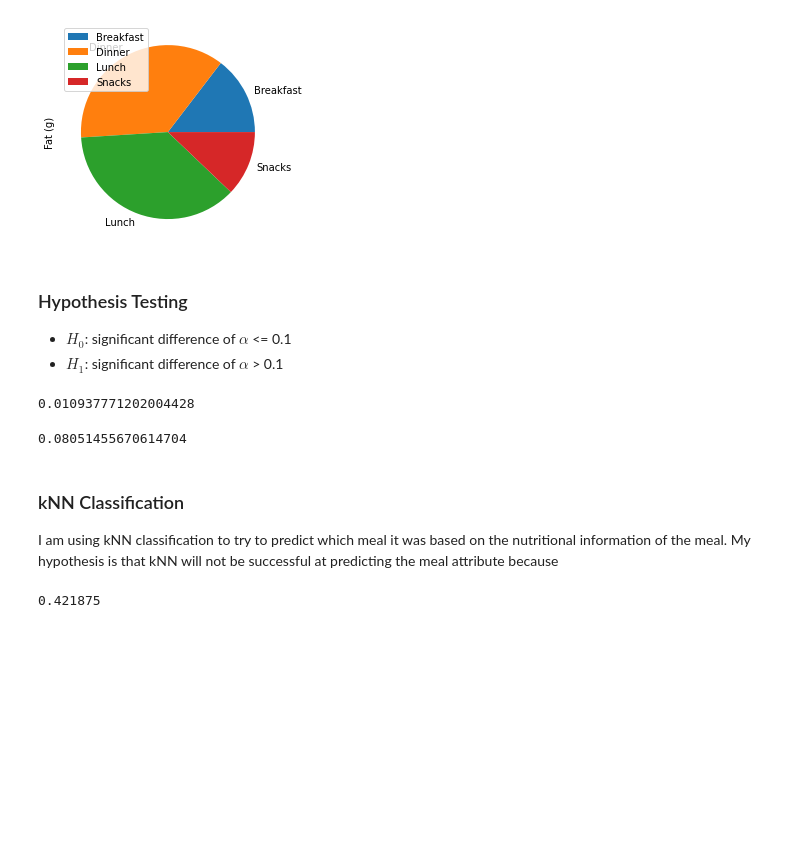
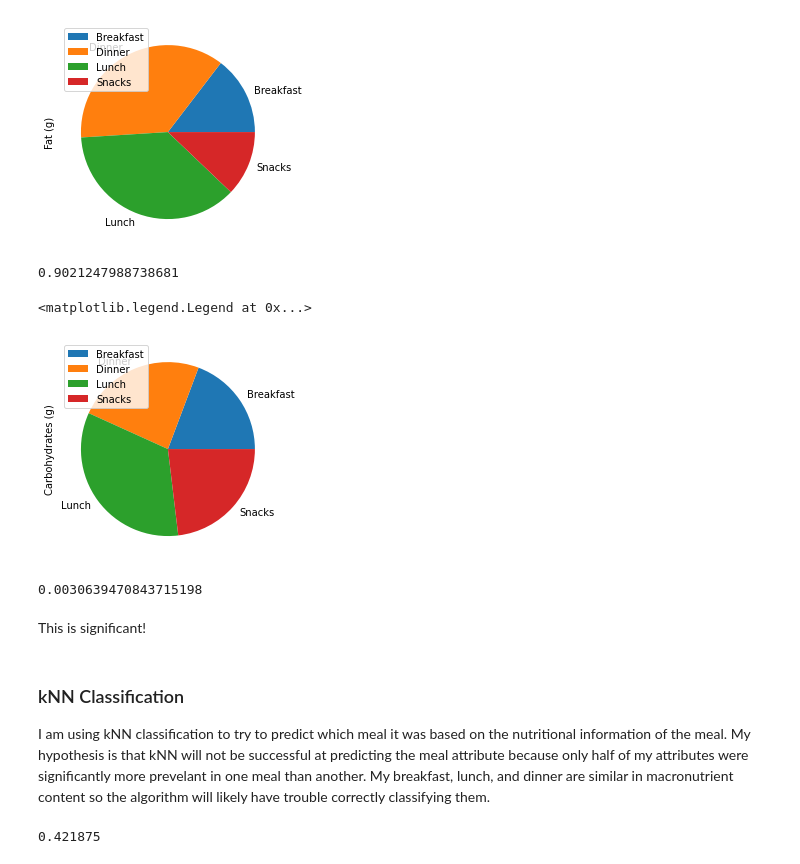
Before and after one commit to ajwilson19/DataScienceProject222, a Jupyter notebook: Project.ipynb, the cells around one changed output. Saved outputs shown, nothing was run; the diff lists cells and outputs as text; code cells hidden in the pictures; blank space fills up the shorter version.

Commit message:
more ttest

```diff
--- a/Project.ipynb
+++ b/Project.ipynb
@@ -181,7 +217,3 @@ plt.legend()
 # %% [output]
 <matplotlib.legend.Legend at 0x...>
 [figure]
-# %% [markdown]
-### Hypothesis Testing
-* $H_{0}$: significant difference of $\alpha$ <= 0.1
-* $H_{1}$: significant difference of $\alpha$ > 0.1
@@ -194,16 +220,24 @@ snacks_df = mealby.get_group('Snacks')
-# %%
-t,p = stats.ttest_ind(lunch_df['Sodium (mg)'], dinner_df['Sodium (mg)'])
-print(p)
-# %% [output]
-0.010937771202004428
-# %%
-t,p = stats.ttest_ind(snacks_df['Sugar'], lunch_df['Sugar'])
-print(p)
-# %% [output]
-0.08051455670614704
+# %%
+t,p = stats.ttest_ind(dinner_df['Fat (g)'], lunch_df['Fat (g)'])
+print(p)
+# %% [output]
+0.9021247988738681
+# %%
+average_meal['Carbohydrates (g)'].plot(kind='pie')
+plt.legend()
+# %% [output]
+<matplotlib.legend.Legend at 0x...>
+[figure, added]
+# %%
+t,p = stats.ttest_ind(lunch_df['Carbohydrates (g)'], dinner_df['Carbohydrates (g)'])
+print(p)
+# %% [output]
+0.0030639470843715198
+# %% [markdown]
+This is significant!
 # %% [markdown]
 ### kNN Classification
-I am using kNN classification to try to predict which meal it was based on the nutritional information of the meal. My hypothesis is that kNN will not be successful at predicting the meal attribute because
+I am using kNN classification to try to predict which meal it was based on the nutritional information of the meal. My hypothesis is that kNN will not be successful at predicting the meal attribute because only half of my attributes were significantly more prevelant in one meal than another. My breakfast, lunch, and dinner are similar in macronutrient content so the algorithm will likely have trouble correctly classifying them.
 # %%
 from sklearn.model_selection import train_test_split
 from sklearn.metrics import accuracy_score
```
Also changed, not shown: parts of 13 cells of this notebook.
